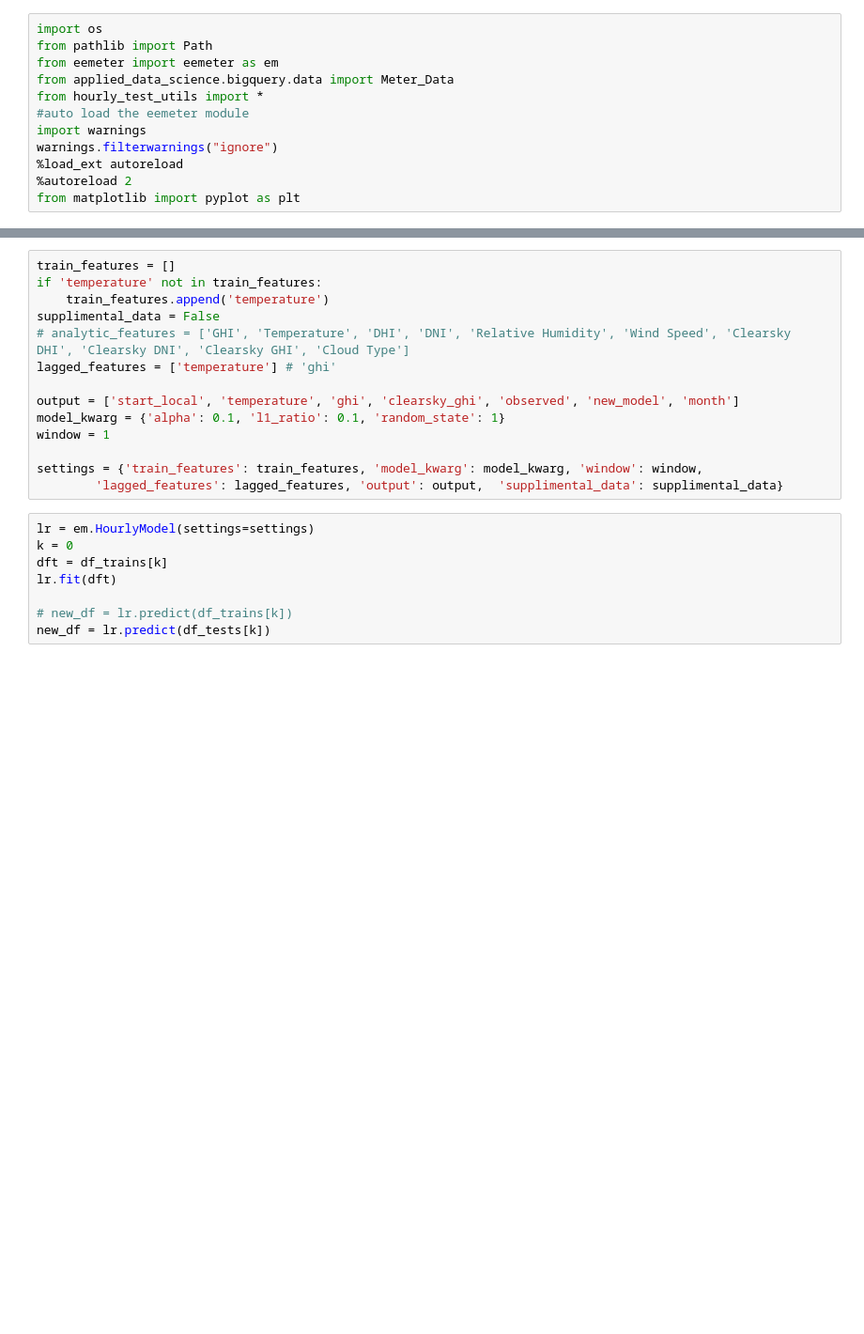
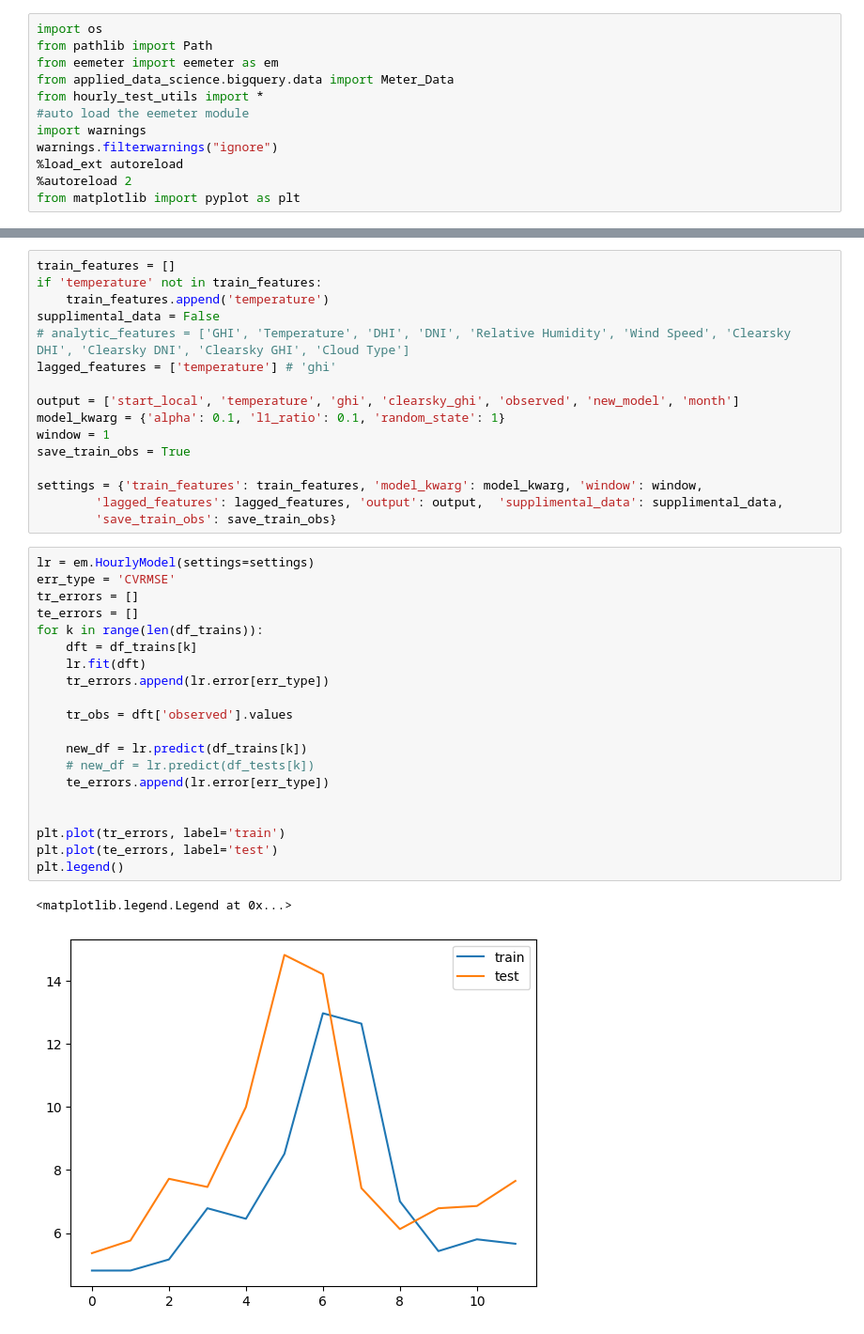
Before and after one commit to openeemeter/eemeter, a Jupyter notebook: scripts/hourly_test.ipynb, the cells around one changed output, grey strips where cells are left out. Shown at 94% size. Cells and saved outputs as stored; diff of their text form; blank space fills up the shorter version.

```diff
--- a/scripts/hourly_test.ipynb
+++ b/scripts/hourly_test.ipynb
@@ -51,15 +51,32 @@ lagged_features = ['temperature'] # 'ghi'
 output = ['start_local', 'temperature', 'ghi', 'clearsky_ghi', 'observed', 'new_model', 'month']
 model_kwarg = {'alpha': 0.1, 'l1_ratio': 0.1, 'random_state': 1}
 window = 1
+save_train_obs = True
 
 settings = {'train_features': train_features, 'model_kwarg': model_kwarg, 'window': window,
-        'lagged_features': lagged_features, 'output': output,  'supplimental_data': supplimental_data}
+        'lagged_features': lagged_features, 'output': output,  'supplimental_data': supplimental_data,
+        'save_train_obs': save_train_obs}
 # %%
 lr = em.HourlyModel(settings=settings)
-k = 0
-dft = df_trains[k]
-lr.fit(dft)
+err_type = 'CVRMSE'
+tr_errors = []
+te_errors = []
+for k in range(len(df_trains)):
+    dft = df_trains[k]
+    lr.fit(dft)
+    tr_errors.append(lr.error[err_type])
 
-# new_df = lr.predict(df_trains[k])
-new_df = lr.predict(df_tests[k])
+    tr_obs = dft['observed'].values
+
+    new_df = lr.predict(df_trains[k])
+    # new_df = lr.predict(df_tests[k])
+    te_errors.append(lr.error[err_type])
+
+
+plt.plot(tr_errors, label='train')
+plt.plot(te_errors, label='test')
+plt.legend()
+# %% [output]
+<matplotlib.legend.Legend at 0x...>
+[figure, added]
 # %%
```
Also changed, not shown: parts of 4 cells of this notebook, 2 other files.
